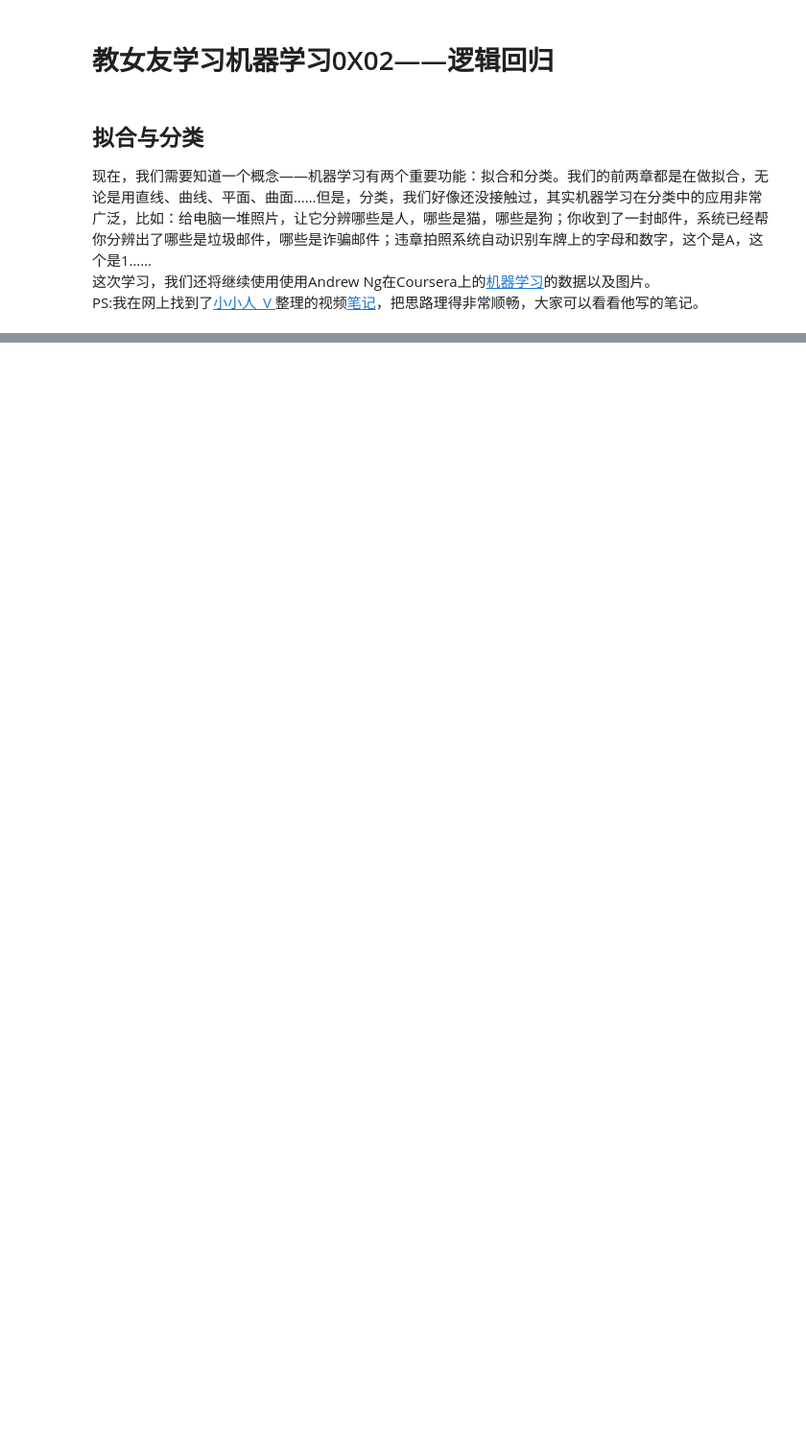
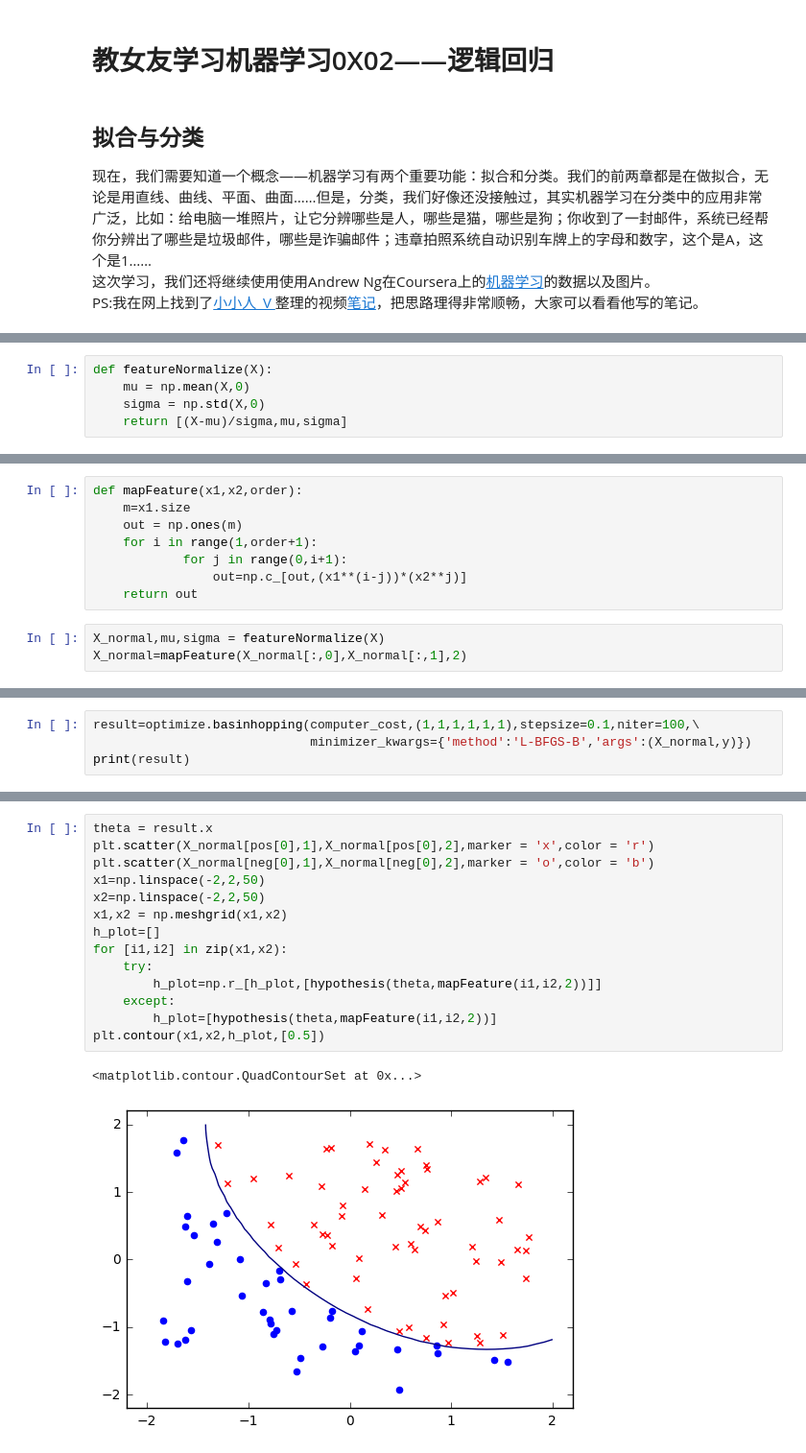
Before and after one commit to tiancai13579/Teach-girlfriend-machine-learning, a Jupyter notebook: 02逻辑回归/02逻辑回归.ipynb, the cells around one changed output, grey strips where cells are left out. Shown: that part at 96% size. Drawn from its saved outputs; the diff is of its cells as text; blank space fills up the shorter version.

```diff
--- a/02逻辑回归/02逻辑回归.ipynb
+++ b/02逻辑回归/02逻辑回归.ipynb
@@ -34,0 +104,5 @@ $h_{\theta}(x)=P\left ( y=1|x;\theta \right )$
+# %%
+def featureNormalize(X):
+    mu = np.mean(X,0)
+    sigma = np.std(X,0)
+    return [(X-mu)/sigma,mu,sigma]
@@ -34,0 +114,11 @@ $h_{\theta}(x)=P\left ( y=1|x;\theta \right )$
+# %%
+def mapFeature(x1,x2,order):
+    m=x1.size
+    out = np.ones(m)
+    for i in range(1,order+1):
+            for j in range(0,i+1):
+                out=np.c_[out,(x1**(i-j))*(x2**j)]
+    return out
+# %%
+X_normal,mu,sigma = featureNormalize(X)
+X_normal=mapFeature(X_normal[:,0],X_normal[:,1],2)
@@ -34,0 +127,4 @@ $h_{\theta}(x)=P\left ( y=1|x;\theta \right )$
+# %%
+result=optimize.basinhopping(computer_cost,(1,1,1,1,1,1),stepsize=0.1,niter=100,\
+                             minimizer_kwargs={'method':'L-BFGS-B','args':(X_normal,y)})
+print(result)
@@ -34,0 +153,17 @@ $h_{\theta}(x)=P\left ( y=1|x;\theta \right )$
+# %%
+theta = result.x
+plt.scatter(X_normal[pos[0],1],X_normal[pos[0],2],marker = 'x',color = 'r')
+plt.scatter(X_normal[neg[0],1],X_normal[neg[0],2],marker = 'o',color = 'b')
+x1=np.linspace(-2,2,50)
+x2=np.linspace(-2,2,50)
+x1,x2 = np.meshgrid(x1,x2)
+h_plot=[]
+for [i1,i2] in zip(x1,x2):
+    try:
+        h_plot=np.r_[h_plot,[hypothesis(theta,mapFeature(i1,i2,2))]]
+    except:
+        h_plot=[hypothesis(theta,mapFeature(i1,i2,2))]
+plt.contour(x1,x2,h_plot,[0.5])
+# %% [output]
+<matplotlib.contour.QuadContourSet at 0x...>
+[figure, added]
```
Also changed, not shown: parts of 22 cells of this notebook, 8 other files.
